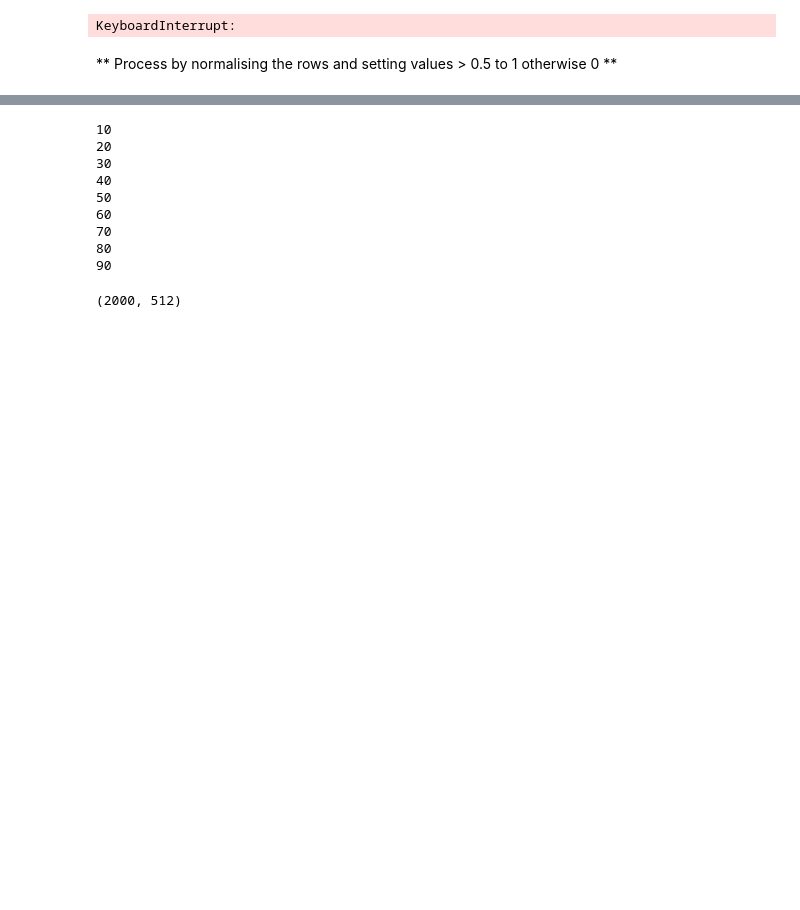
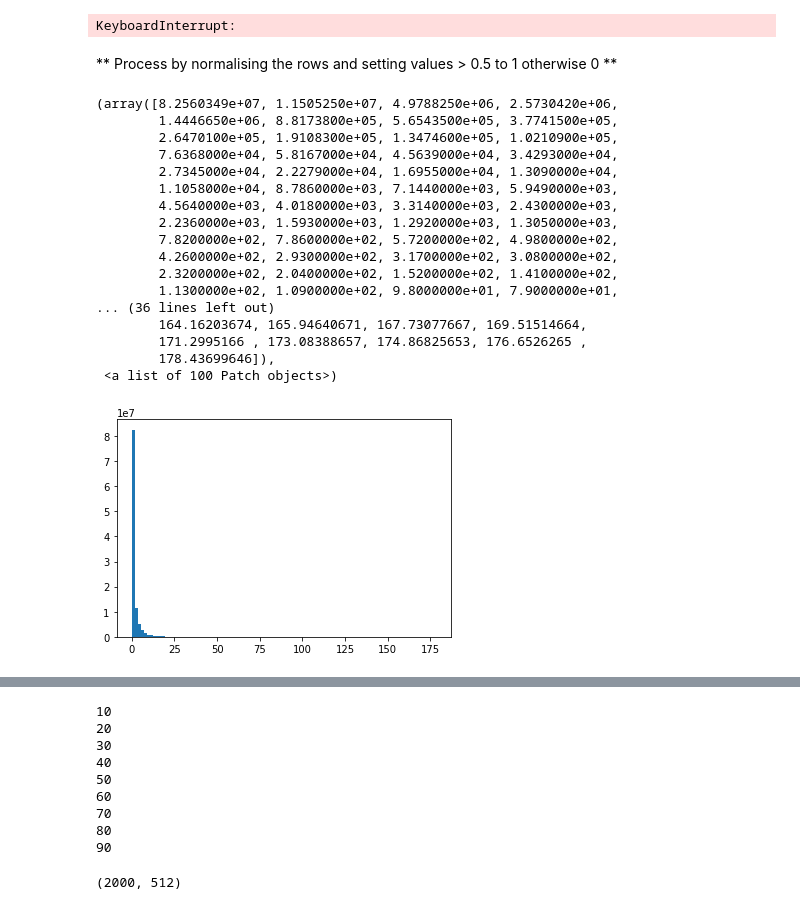
Before and after one commit to Sasha115/le49_project17, a Jupyter notebook: LE49 Project 17 - VGG19 Features + LDA.ipynb, the cells around one changed output, grey strips where cells are left out. Cells and saved outputs as stored; diff of their text form; code cells hidden in the pictures; blank space fills up the shorter version.

```diff
--- a/LE49 Project 17 - VGG19 Features + LDA.ipynb
+++ b/LE49 Project 17 - VGG19 Features + LDA.ipynb
@@ -335,3 +336,24 @@ def process_features(final_features):
       final_array_row = np.asarray(discrete_row)
       processed_features_list.append(final_array_row)
     return np.asarray(processed_features_list)
+# %%
+plt.hist(np.reshape(final_features_2,(206900*512)),bins=100)
+# %% [output]
+(array([8.2560349e+07, 1.1505250e+07, 4.9788250e+06, 2.5730420e+06,
+        1.4446650e+06, 8.8173800e+05, 5.6543500e+05, 3.7741500e+05,
+        2.6470100e+05, 1.9108300e+05, 1.3474600e+05, 1.0210900e+05,
+        7.6368000e+04, 5.8167000e+04, 4.5639000e+04, 3.4293000e+04,
+        2.7345000e+04, 2.2279000e+04, 1.6955000e+04, 1.3090000e+04,
+        1.1058000e+04, 8.7860000e+03, 7.1440000e+03, 5.9490000e+03,
+        4.5640000e+03, 4.0180000e+03, 3.3140000e+03, 2.4300000e+03,
+        2.2360000e+03, 1.5930000e+03, 1.2920000e+03, 1.3050000e+03,
+        7.8200000e+02, 7.8600000e+02, 5.7200000e+02, 4.9800000e+02,
+        4.2600000e+02, 2.9300000e+02, 3.1700000e+02, 3.0800000e+02,
+        2.3200000e+02, 2.0400000e+02, 1.5200000e+02, 1.4100000e+02,
+        1.1300000e+02, 1.0900000e+02, 9.8000000e+01, 7.9000000e+01,
+... (36 lines left out)
+        164.16203674, 165.94640671, 167.73077667, 169.51514664,
+        171.2995166 , 173.08388657, 174.86825653, 176.6526265 ,
+        178.43699646]),
+ <a list of 100 Patch objects>)
+[figure, added]
```
Also changed, not shown: parts of 53 cells of this notebook, 1 other file.
